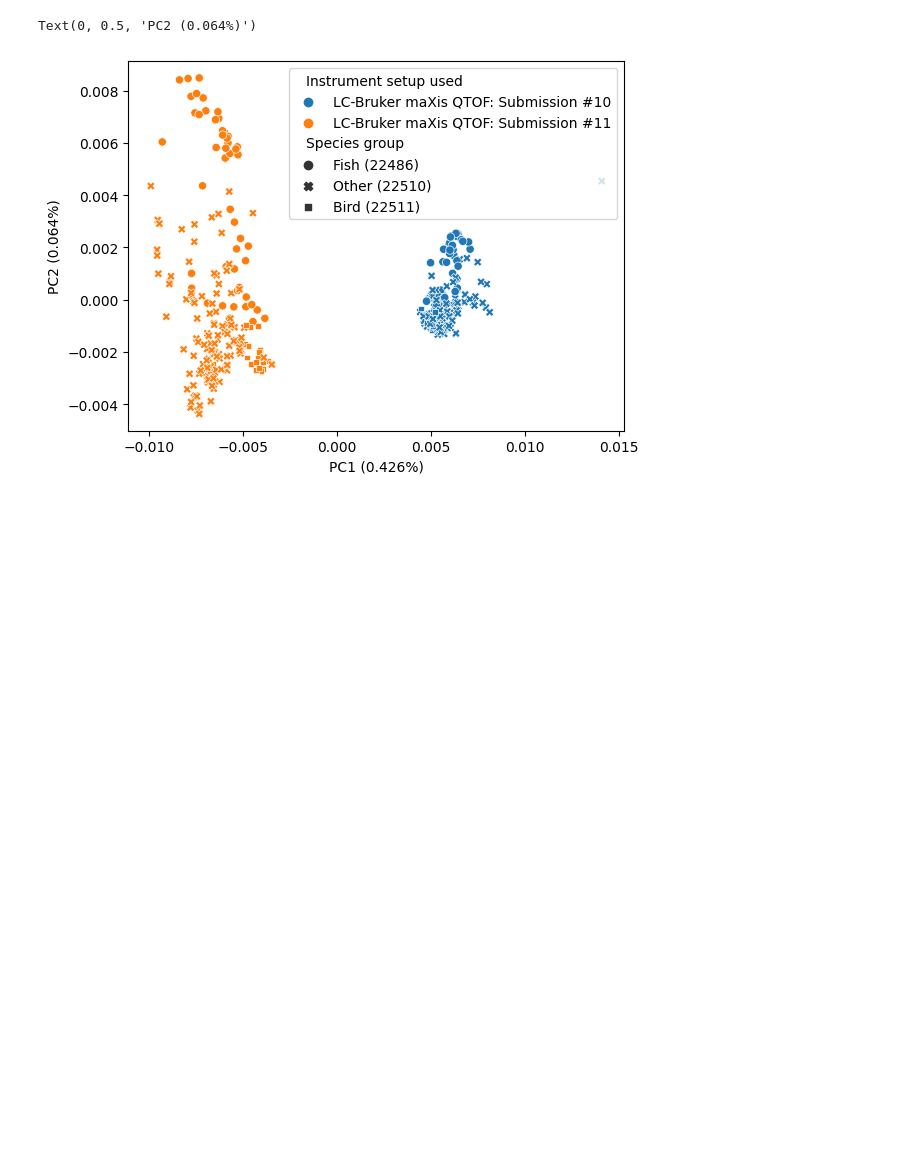
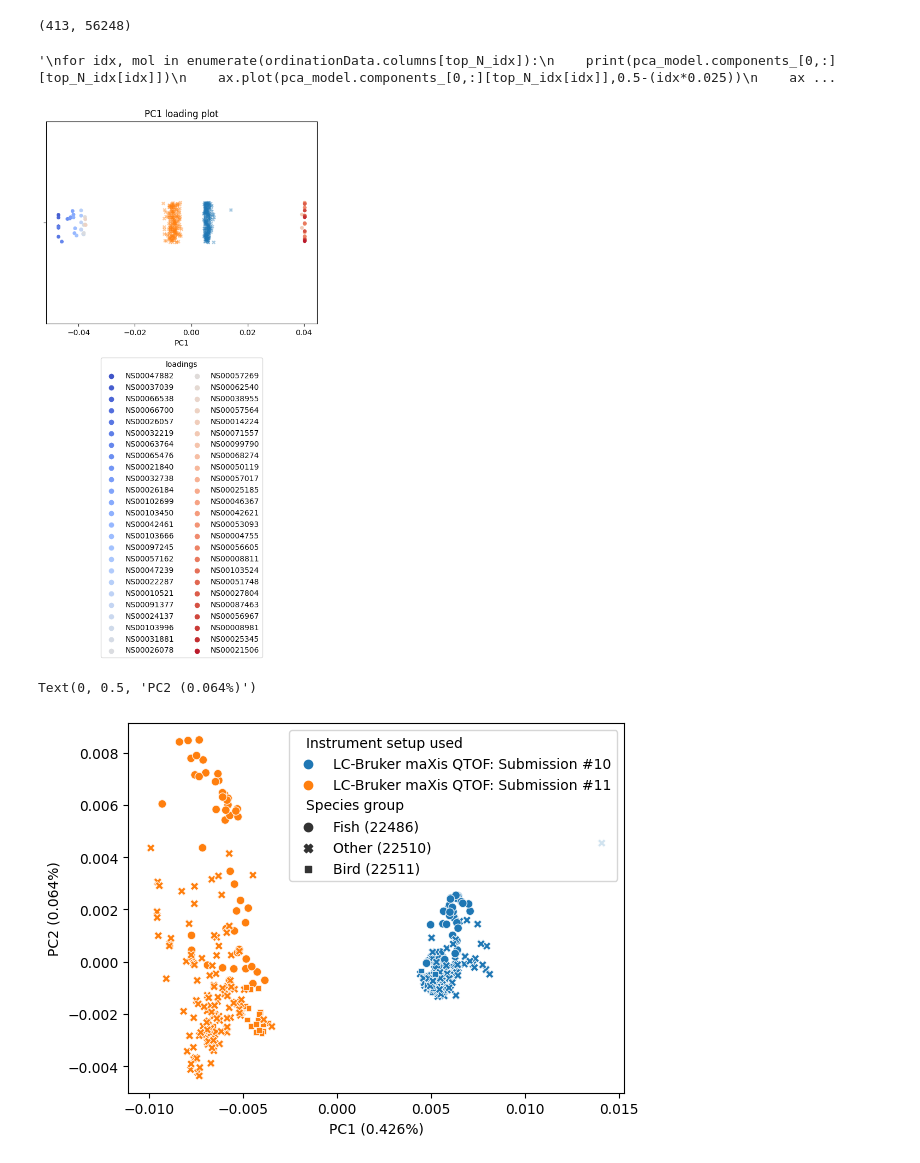
Before and after one commit to NERC-CEH/DSFP-PyExplorer, a Jupyter notebook: notebooks/pca.ipynb, the cells around one changed output. Cells and saved outputs as stored; diff of their text form; code cells hidden in the pictures; blank space fills up the shorter version.

```diff
--- a/notebooks/pca.ipynb
+++ b/notebooks/pca.ipynb
@@ -7,6 +10,6 @@ from sklearn import decomposition
 # %%
 #read the ordination data
-ordinationData = pd.read_csv("ordination/333_ordination.csv",index_col=0)
+ordinationData = pd.read_csv("../ordination/333_ordination.csv",index_col=0)
 # %%
 #zero-fill the ordination data
 zeroFill = ordinationData.fillna(0)
@@ -15,7 +18,7 @@ zeroFill = ordinationData.fillna(0)
 normalise = pk.normalise_intensity(zeroFill,norm_transform='power3')
 # %%
 #read the metadata
-metaData = pd.read_csv("metadata/333_metadata.csv",index_col=0)
+metaData = pd.read_csv("../metadata/333_metadata.csv",index_col=0)
 # %%
 #create an empty dataframe to make the pca plots in
 plotData = pd.DataFrame()
@@ -26,6 +29,35 @@ plotData = pd.merge(plotData,metaData, how='left', left_on='sample_id', right_on
 PCA = decomposition.PCA()
 pca_model = PCA.fit(normalise)
 pca_result = pca_model.transform(normalise)
+# %%
+pca_model.components_.shape
+# %% [output]
+(413, 56248)
+# %%
+top_N_idx = np.argsort(abs(pca_model.components_[0,:]))[-50:]
+scores = pca_model.components_[0,:][top_N_idx]
+mols = ordinationData.columns[top_N_idx]
+argidx = np.argsort(scores)
+scores = scores[argidx]
+mols = mols[argidx]
+
+ax = sns.stripplot(x='PC1',data=plotData, hue='Instrument setup used',alpha=.4, marker='X', legend=False)
+sns.stripplot(x=scores,ax=ax, hue=mols, palette='coolwarm',legend=True)
+
+
+# Adjusting the legend
+handles, labels = ax.get_legend_handles_labels()
+ax.legend(handles, labels, loc='upper center', bbox_to_anchor=(0.5, -0.15), ncol=2, title='loadings')
+ax.set_title('PC1 loading plot')
+"""
+for idx, mol in enumerate(ordinationData.columns[top_N_idx]):
+    print(pca_model.components_[0,:][top_N_idx[idx]])
+    ax.plot(pca_model.components_[0,:][top_N_idx[idx]],0.5-(idx*0.025))
+    ax.text(s=mol,x=pca_model.components_[0,:][top_N_idx[idx]],y=0.5-(idx*0.025))
+"""
+# %% [output]
+'\nfor idx, mol in enumerate(ordinationData.columns[top_N_idx]):\n    print(pca_model.components_[0,:][top_N_idx[idx]])\n    ax.plot(pca_model.components_[0,:][top_N_idx[idx]],0.5-(idx*0.025))\n    ax ...
+[figure, added]
 # %%
 #plot data update
 plotData['PC1'] = pca_result[:,0]
```
Also changed, not shown: parts of 1 cell of this notebook, 21 other files.
